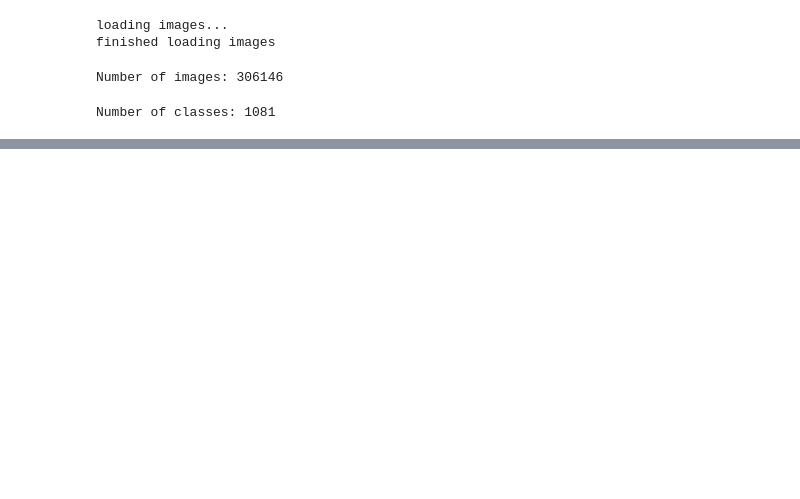
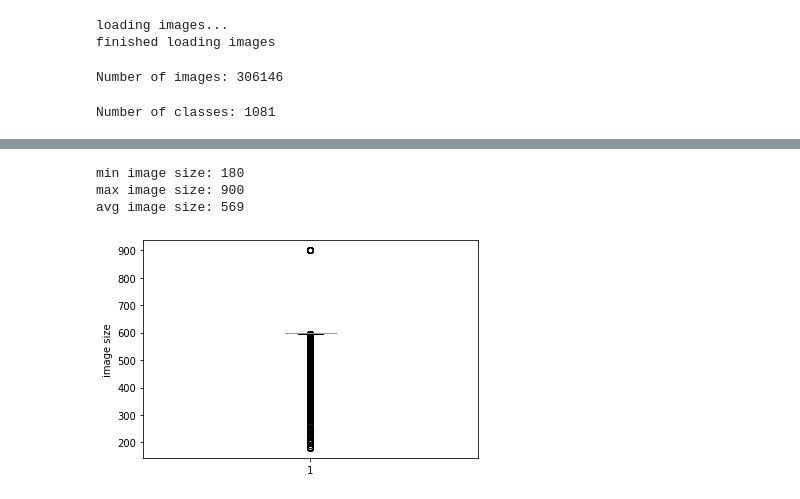
Before and after one commit to joh-fischer/PlantLDM, a Jupyter notebook: scripts/Data Statistics.ipynb, the cells around one changed output, grey strips where cells are left out. Cells and saved outputs as stored; diff of their text form; code cells hidden in the pictures; blank space fills up the shorter version.

```diff
--- a/scripts/Data Statistics.ipynb
+++ b/scripts/Data Statistics.ipynb
@@ -100,3 +106,28 @@ images that are not square:
 1488171/482bf472c582e1f8ce8f1e368909e2622245c97b.jpg: 506 x 900
 1643491/ef37139595cef4b8ca72bfec138bd39363cd1962.jpg: 405 x 900
 1643887/321fe51e8c4e7e3fa3e2a42782d2d123775c4369.jpg: 506 x 900
+# %%
+# size min, max, avg
+
+img_sizes = []
+# most images are square so we just take the width for now
+for cls in classes.keys():
+    for img_data in classes[cls]:
+        img_sizes.append(img_data[1])
+
+min_size = min(img_sizes)
+max_size = max(img_sizes)
+avg_size = int(sum(img_sizes) / len(img_sizes))
+
+print(f"min image size: {min_size}")
+print(f"max image size: {max_size}")
+print(f"avg image size: {avg_size}")
+
+plt.boxplot(img_sizes)
+plt.ylabel("image size")
+plt.show()
+# %% [output]
+min image size: 180
+max image size: 900
+avg image size: 569
+[figure, added]
```
Also changed, not shown: parts of 3 cells of this notebook.
